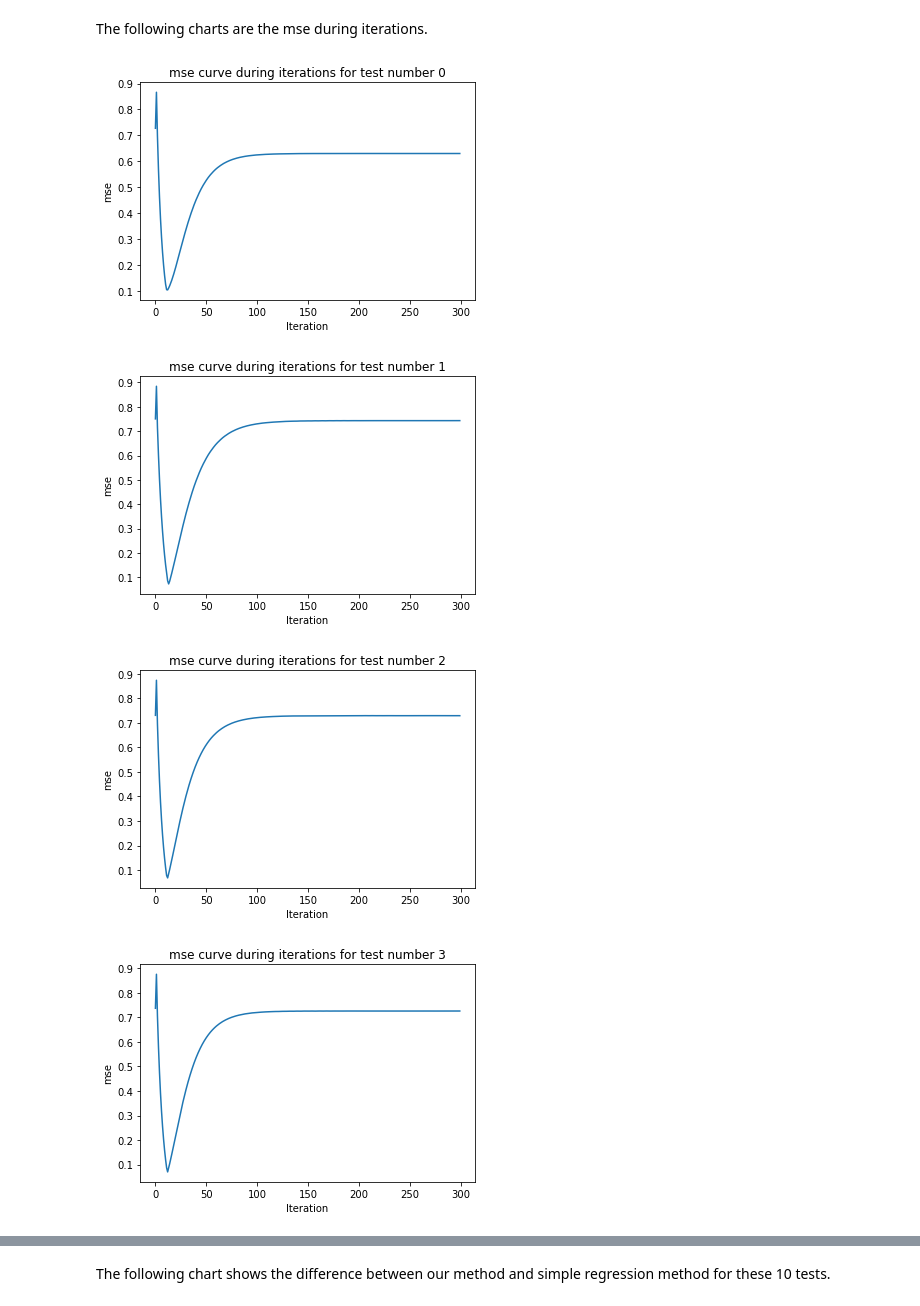
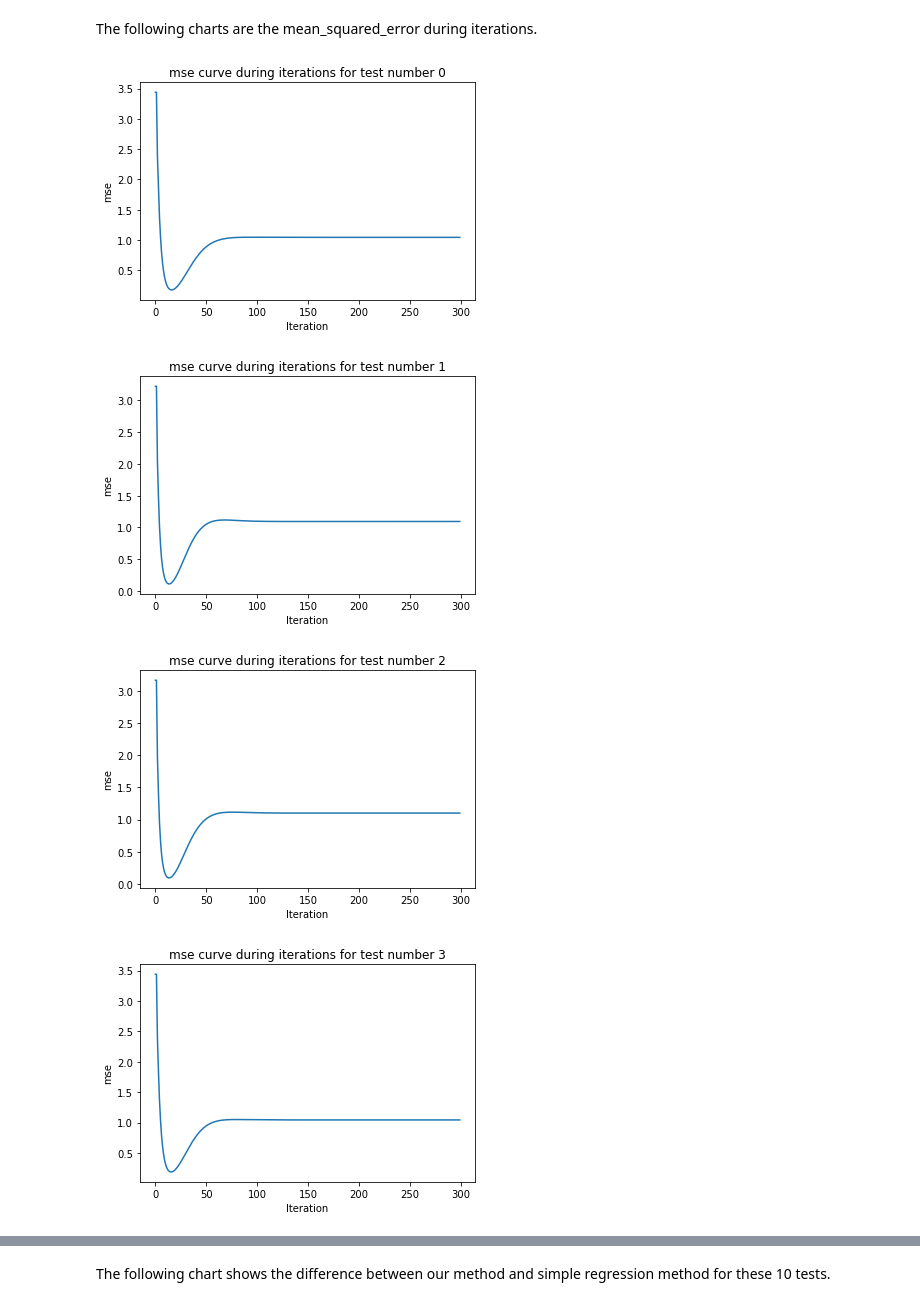
Before and after one commit to sahelyiyi/LocClustNLasso, a Jupyter notebook: regression_SBM.ipynb, the cells around one changed output, grey strips where cells are left out. Drawn from its saved outputs; the diff is of its cells as text; code cells hidden in the pictures.

```diff
--- a/regression_SBM.ipynb
+++ b/regression_SBM.ipynb
@@ -4,25 +4,27 @@ X features are selected from 2d Gaussian Distribution with the dimensions 2*5 an
 # %% [markdown]
-The following charts are the mse during iterations.
+The following charts are the mean_squared_error during iterations.
 # %%
 import matplotlib.pyplot as plt
 from reg_sbm import *
 
 our_mses = []
 simple_regression_mses = []
+decision_tree_mses = []
 for i in range(10):
-    iteration_mses, mse = run()
+    iteration_mses, regression_mse, decision_tree_mse  = run_reg_sbm()
     our_mses.append(iteration_mses[-1])
-    simple_regression_mses.append(mse)
+    simple_regression_mses.append(regression_mse)
+    decision_tree_mses.append(decision_tree_mse)
 
     indices = [i for i in range(len(iteration_mses))]
     plt.plot(indices, iteration_mses)
 #     plt.ylim(-.1, 1.5)
     plt.title('mse curve during iterations for test number %d' % i)
     plt.xlabel('Iteration')
     plt.ylabel('mse')
     plt.show()
 # %% [output]
-[figure, old version]
+[figure, new version]
-[figure, old version]
+[figure, new version]
-[figure, old version]
+[figure, new version]
-[figure, old version]
+[figure, new version]
```
Also changed, not shown: parts of 11 cells of this notebook, 2 other files.
